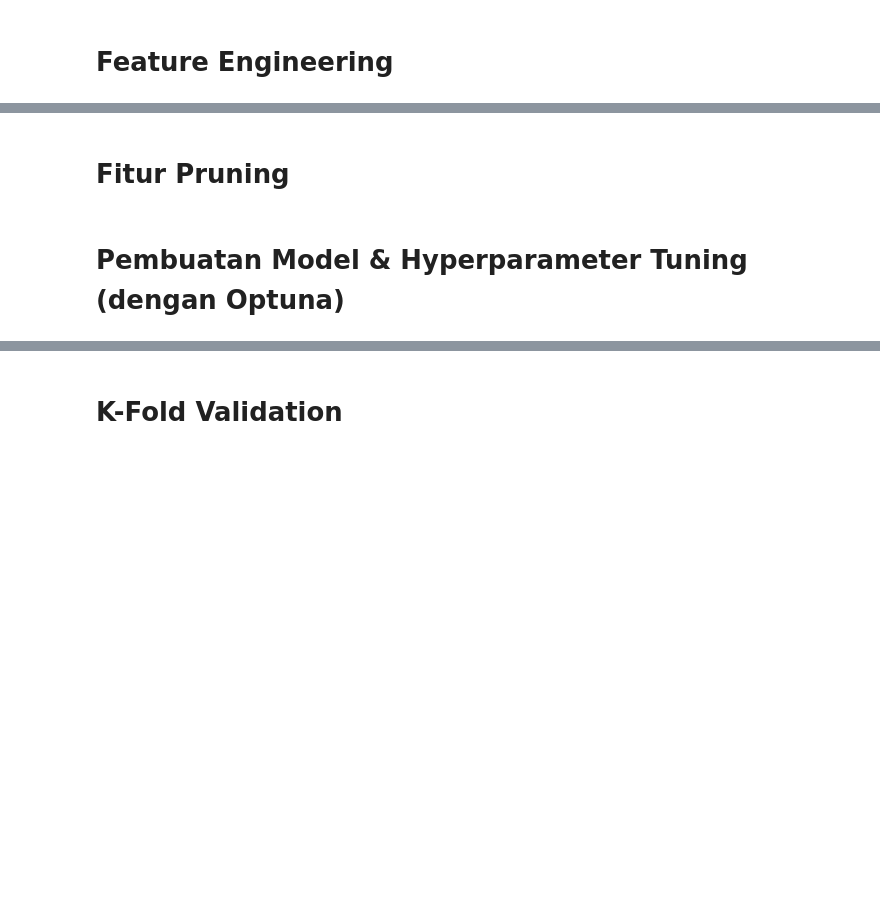
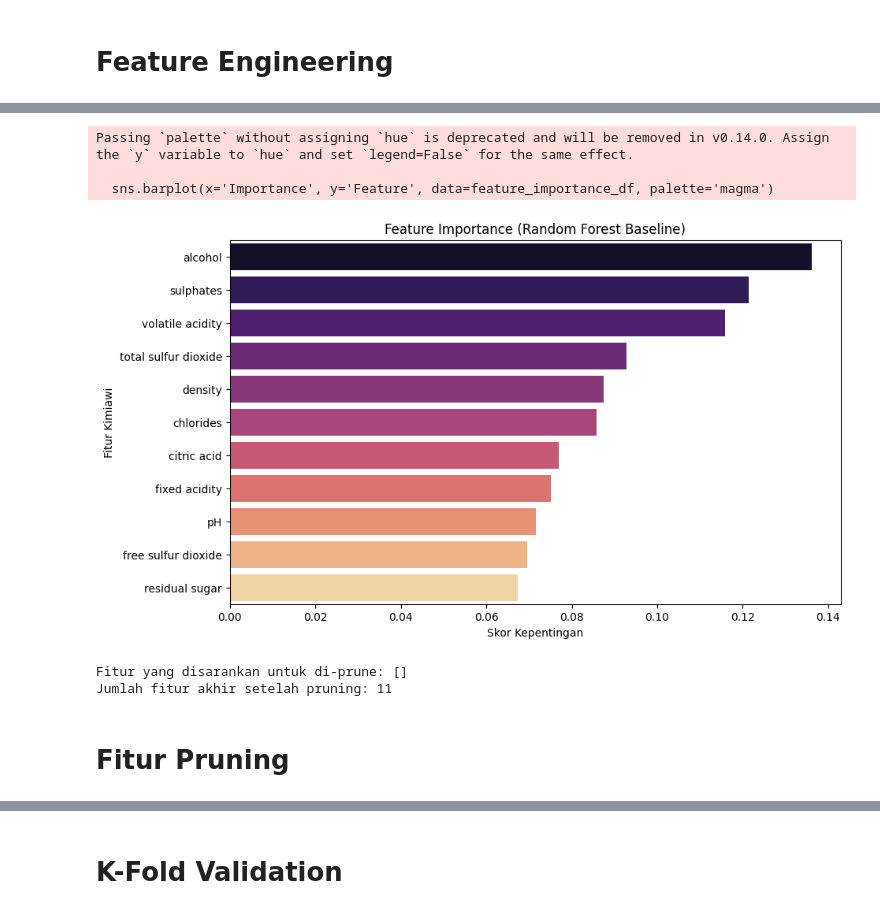
Before and after one commit to PashaAkrilian/Wine-Quality-Prediction, a Jupyter notebook: uts-data-mining.ipynb, the cells around one changed output, grey strips where cells are left out. Drawn from its saved outputs; the diff is of its cells as text; code cells hidden in the pictures; blank space fills up the shorter version.

```diff
--- a/uts-data-mining.ipynb
+++ b/uts-data-mining.ipynb
@@ -285,4 +170,54 @@ Jumlah kolom setelah rekayasa fitur: 17
+# %%
+# =================================================================
+# Tahap 3: Feature Engineering & Fitur Pruning
+# Proyek: Klasifikasi Kualitas Anggur (UTS PDAB 2026)
+# =================================================================
+
+from sklearn.ensemble import RandomForestClassifier
+import matplotlib.pyplot as plt
+
+# 3.1 Menghitung Feature Importance
+# Kita gunakan Random Forest sebagai model dasar untuk melihat fitur mana yang paling dominan.
+rf_selector = RandomForestClassifier(n_estimators=100, random_state=42)
+rf_selector.fit(X_train_final, y_train_final)
+
+# Mendapatkan skor kepentingan fitur
+importances = rf_selector.feature_importances_
+feature_names = X.columns
+feature_importance_df = pd.DataFrame({'Feature': feature_names, 'Importance': importances})
+feature_importance_df = feature_importance_df.sort_values(by='Importance', ascending=False)
+
+# 3.2 Visualisasi Feature Importance
+plt.figure(figsize=(10, 6))
+sns.barplot(x='Importance', y='Feature', data=feature_importance_df, palette='magma')
+plt.title('Feature Importance (Random Forest Baseline)')
+plt.xlabel('Skor Kepentingan')
+plt.ylabel('Fitur Kimiawi')
+plt.show()
+
+# 3.3 Fitur Pruning (Penghapusan Fitur)
+# Berdasarkan grafik, kita bisa menentukan ambang batas (threshold).
+# Jika ada fitur dengan kepentingan sangat rendah (misal < 0.05), kita bisa menghapusnya.
+
+# Contoh: Kita asumsikan semua fitur di dataset ini cukup relevan,
+# namun jika anda ingin bereksperimen menghapus fitur terendah:
+threshold = 0.04  # Sesuaikan berdasarkan hasil grafik anda
+low_importance_features = feature_importance_df[feature_importance_df['Importance'] < threshold]['Feature'].tolist()
+
+print(f"Fitur yang disarankan untuk di-prune: {low_importance_features}")
+
+# Eksekusi Pruning (Opsional: jalankan baris di bawah jika ada fitur yang ingin dibuang)
+# X_train_final = X_train_final.drop(columns=low_importance_features)
+# X_val = X_val.drop(columns=low_importance_features)
+# X_test_prepared = X_test_prepared.drop(columns=low_importance_features)
+
+print(f"Jumlah fitur akhir setelah pruning: {X_train_final.shape[1]}")
+# %% [output]
+Passing `palette` without assigning `hue` is deprecated and will be removed in v0.14.0. Assign the `y` variable to `hue` and set `legend=False` for the same effect.
+
+  sns.barplot(x='Importance', y='Feature', data=feature_importance_df, palette='magma')
+[figure, added]
+Fitur yang disarankan untuk di-prune: []
+Jumlah fitur akhir setelah pruning: 11
 # %% [markdown]
 # Fitur Pruning
-# %% [markdown]
-# Pembuatan Model & Hyperparameter Tuning (dengan Optuna)
```
Also changed, not shown: parts of 14 cells of this notebook.
